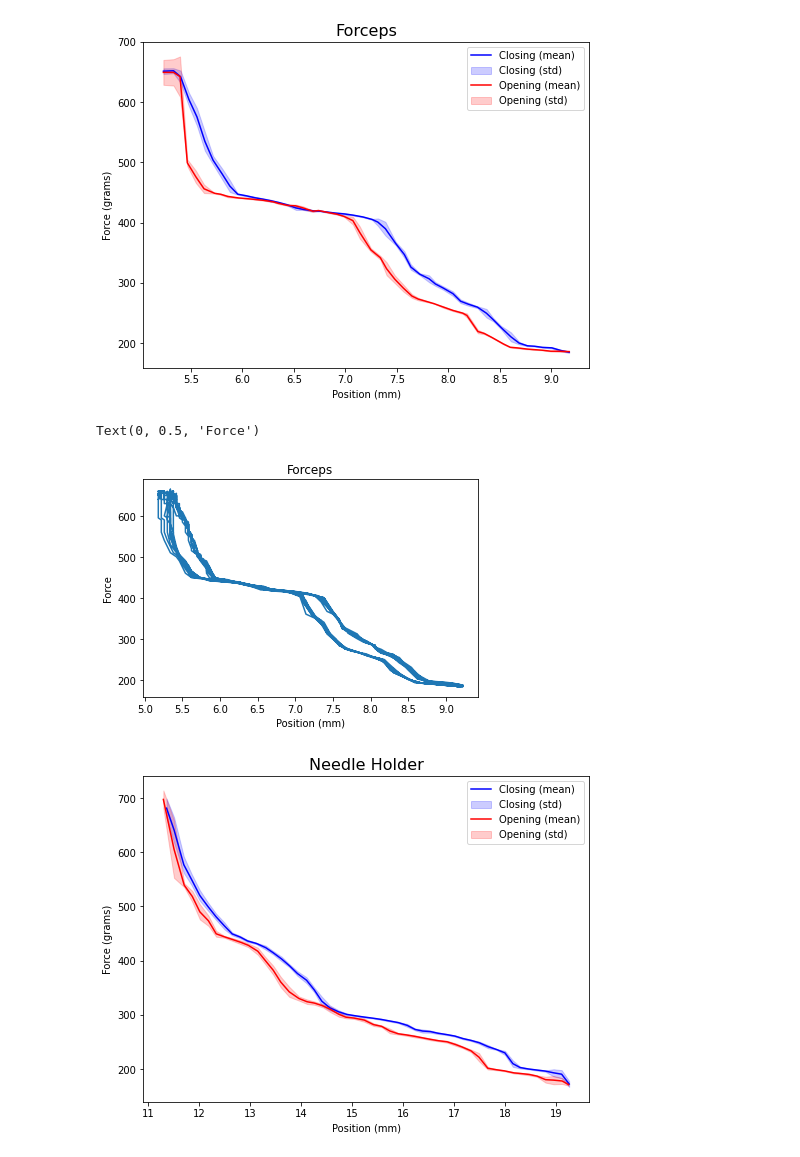
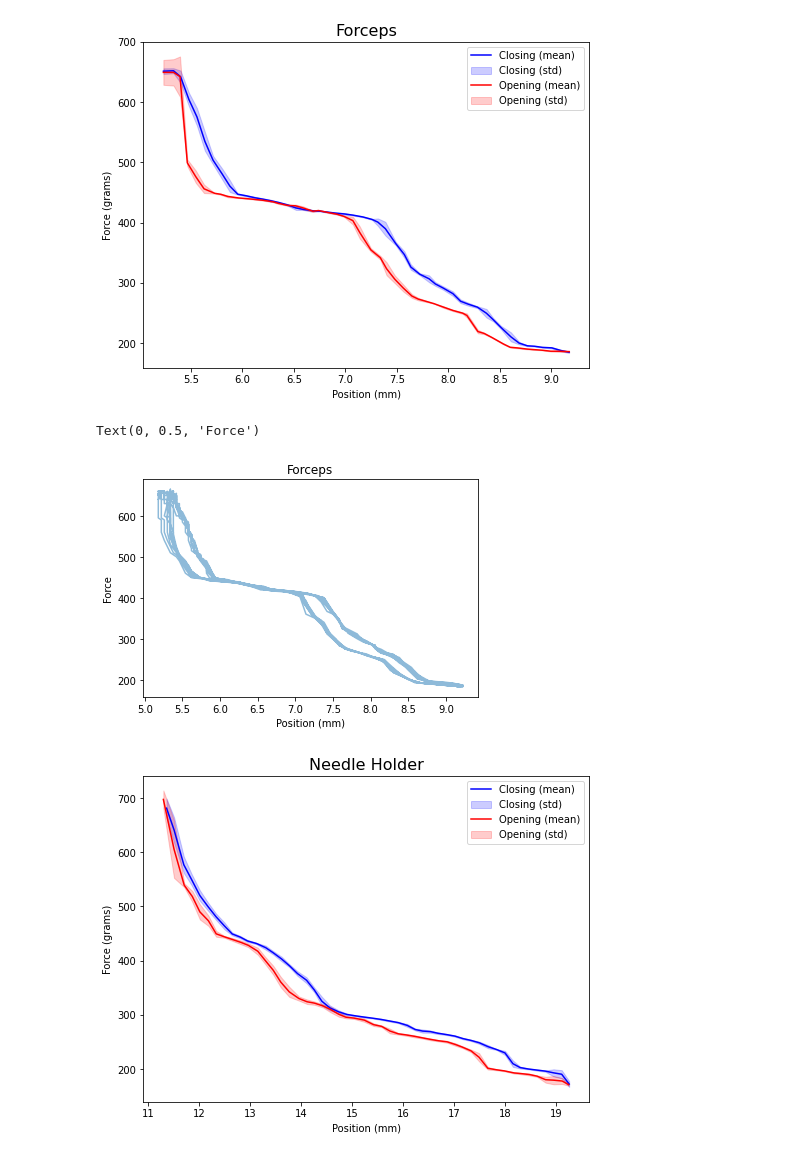
Before and after one commit to Jenirethvanessa/robotic_end-effector, a Jupyter notebook: forceplots.ipynb, the cells around one changed output. Cells and saved outputs as stored; diff of their text form; code cells hidden in the pictures.

```diff
--- a/forceplots.ipynb
+++ b/forceplots.ipynb
@@ -110,13 +111,13 @@ get_grouped_data(data_forceps_position_mm, forceps_force, tool_name = "Forceps"
 # %% [output]
 [figure]
 # %%
-plt.plot(data_forceps_position_mm, forceps_force)
+plt.plot(data_forceps_position_mm, forceps_force, alpha=0.5)
 plt.title("Forceps")
 plt.xlabel("Position (mm)")
 plt.ylabel("Force")
 # %% [output]
 Text(0, 0.5, 'Force')
-[figure, old version]
+[figure, new version]
 # %%
 data_needle_holder_position_mm = distance_to_mm(data_needle_holder["position"], b = -7.52)
 data_needle_holder_force = arduino_to_voltage(data_needle_holder["force"])
```
Also changed, not shown: parts of 1 cell of this notebook, 1 other file.
